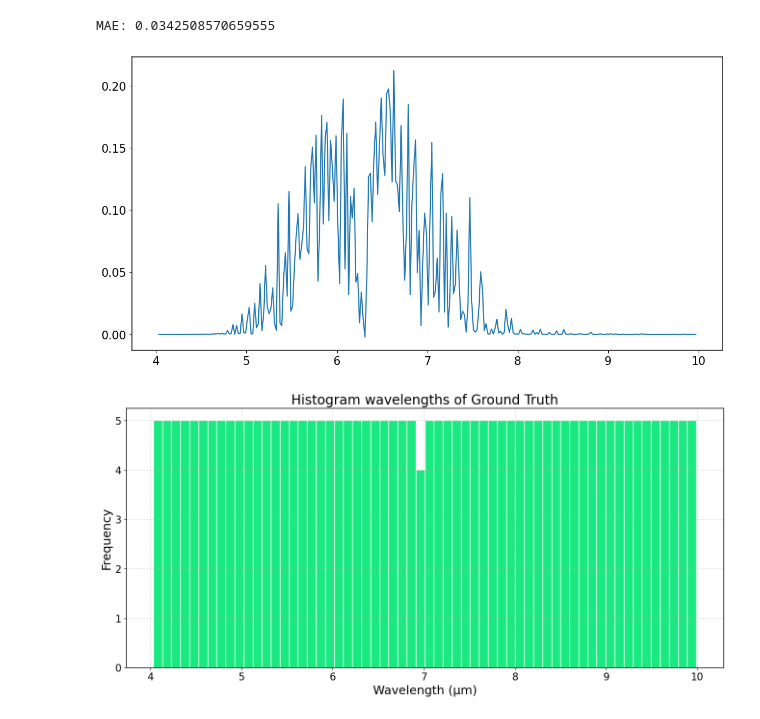
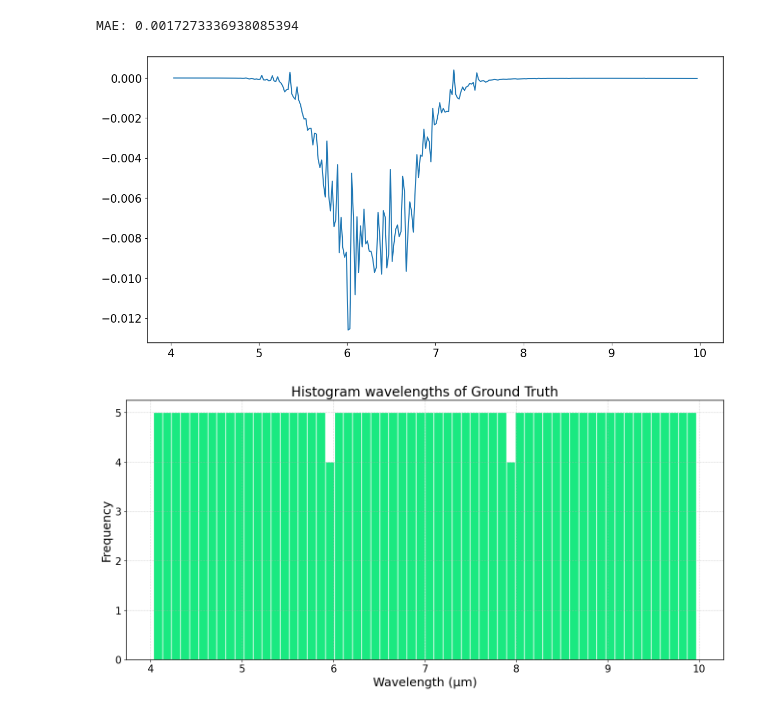
Before and after one commit to Jleon13/Stand-off, a Jupyter notebook: downsampling.ipynb, the cells around one changed output. Drawn from its saved outputs; the diff is of its cells as text; code cells hidden in the pictures.

```diff
--- a/downsampling.ipynb
+++ b/downsampling.ipynb
@@ -85,13 +98,13 @@ np.save("SIMULATED/Transmittance_Standard_H2O_4-10_1m__downsampled_to_Prueba_Iso
 # %%
-x, y = np.load("SIMULATED/Transmittance_Standard_H2O_4-10_1m__downsampled_to_Prueba_Isotopologos.npy")
+gt = np.load("SIMULATED/Transmittance_Standard_H2O_4-10_1m__downsampled_to_Prueba_Isotopologos.npy")
 sim = np.load("SIMULATED/Simulated_Standard_H2O_4-10_1m.npy")
 plt.figure(figsize=(14, 10))
 plt.subplot(311)
-plt.plot(x, y)
+plt.plot(gt[0], gt[1])
 plt.subplot(312)
 plt.plot(sim[0], sim[1])
 plt.subplot(313)
-plt.plot(x, y)
+plt.plot(gt[0], gt[1])
 plt.plot(sim[0], sim[1])
 # %% [output]
 [<matplotlib.lines.Line2D at 0x...>]
@@ -99,20 +133,16 @@ plt.plot(sim[0], sim[1])
 # %%
-y_gt = y[:-1] #El ultimo valor es nan
-y_sim = sim[1][:-1]
-x = x[:-1]
-x_sim = sim[0][:-1]
-residual = (y_gt-y_sim)
-mae = np.mean(np.abs(y_gt-y_sim))
+residual = (gt[1]-sim[1])
+mae = np.mean(np.abs(gt[1]-sim[1]))
 plt.figure(figsize=(14,7))
-plt.plot(x, residual)
+plt.plot(gt[0], residual)
 print("MAE:", mae)
 # %% [output]
-MAE: 0.0342508570659555
+MAE: 0.0017273336938085394
-[figure, old version]
+[figure, new version]
 # %%
-plot_histogram(x,name='Ground Truth')
+plot_histogram(gt[0],name='Ground Truth')
 # %% [output]
-[figure, old version]
+[figure, new version]
 # %%
 plot_histogram(sim[0],name='Simulated')
 # %% [output]
```
Also changed, not shown: parts of 7 cells of this notebook, 9 other files.
